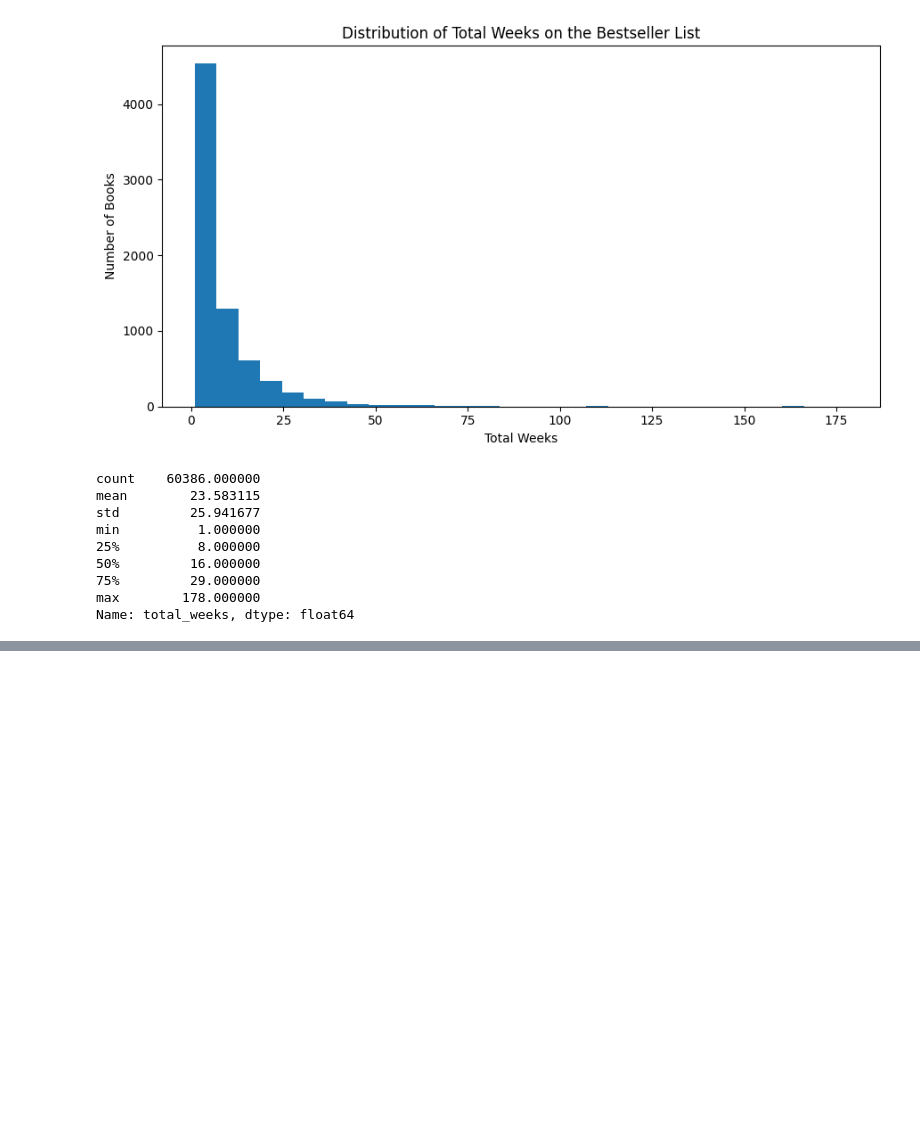
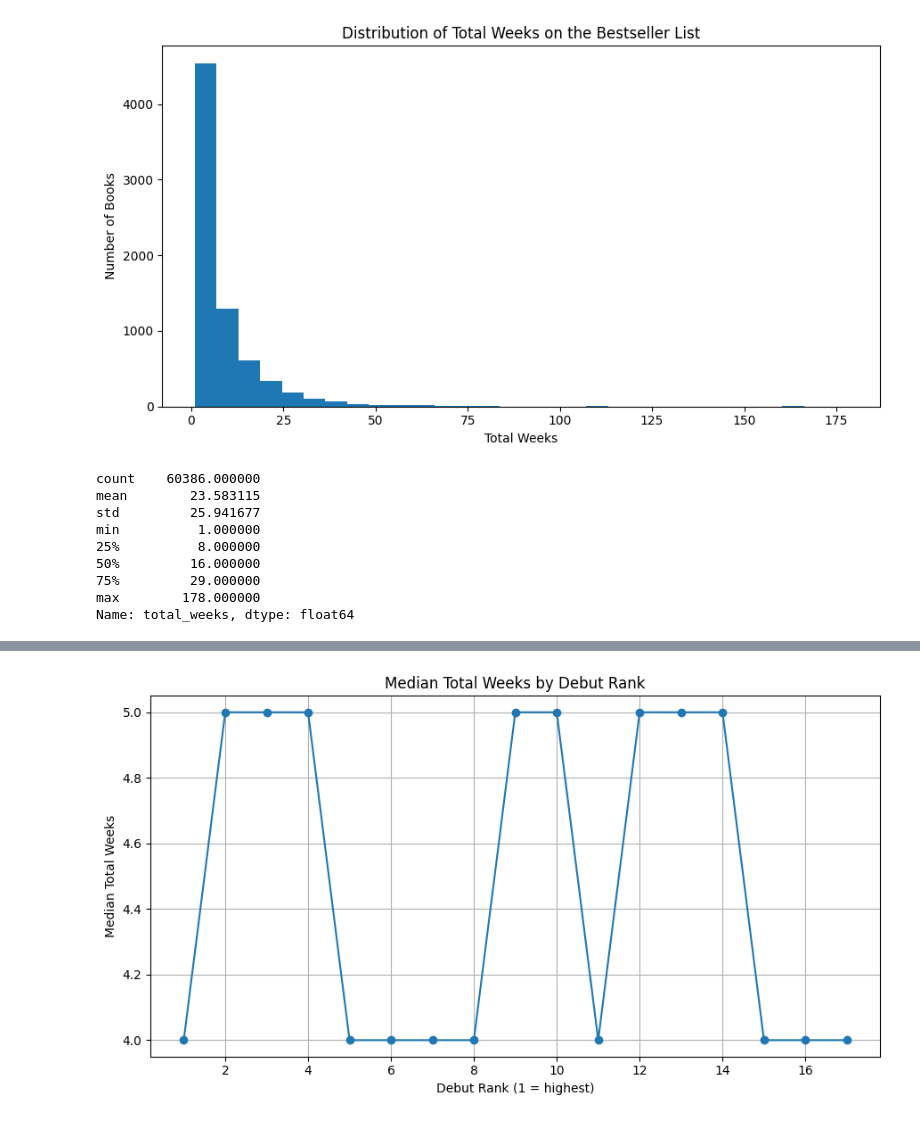
Before and after one commit to ada-xo-xo/dsrp, a Jupyter notebook: DSRP_2026_Adanna_Oji.ipynb, the cells around one changed output, grey strips where cells are left out. Cells and saved outputs as stored; diff of their text form; code cells hidden in the pictures; blank space fills up the shorter version.

```diff
--- a/DSRP_2026_Adanna_Oji.ipynb
+++ b/DSRP_2026_Adanna_Oji.ipynb
@@ -344,0 +426,16 @@ Name: total_weeks, dtype: float64
+# %%
+rank_summary = (
+df2.groupby("debut_rank")["total_weeks"]
+.agg(mean_weeks="mean", median_weeks="median", book_count="count")
+.reset_index()
+)
+plt.figure(figsize=(9, 5))
+plt.plot(rank_summary["debut_rank"], rank_summary["median_weeks"], marker="o")
+plt.title("Median Total Weeks by Debut Rank")
+plt.xlabel("Debut Rank (1 = highest)")
+plt.ylabel("Median Total Weeks")
+plt.grid(True)
+plt.tight_layout()
+plt.show()
+# %% [output]
+[figure, added]
```
Also changed, not shown: parts of 5 cells of this notebook.
